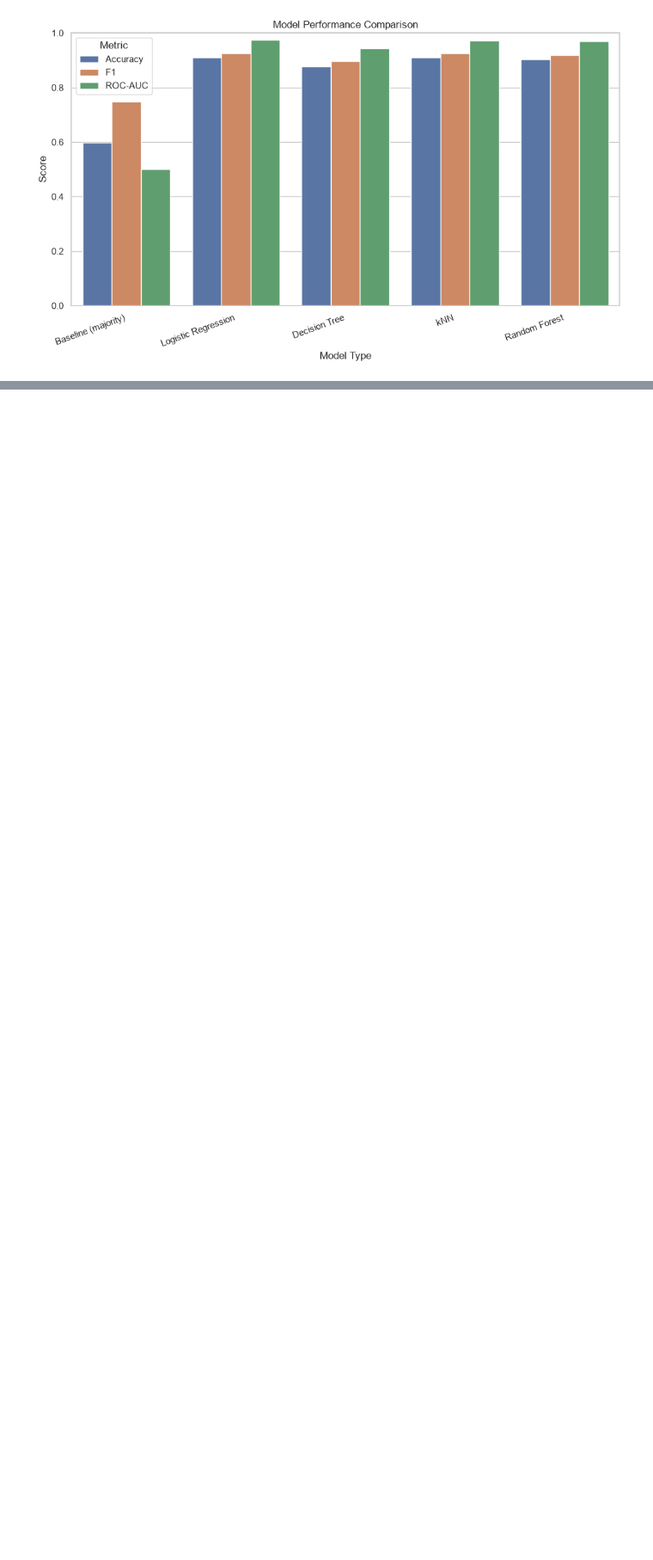
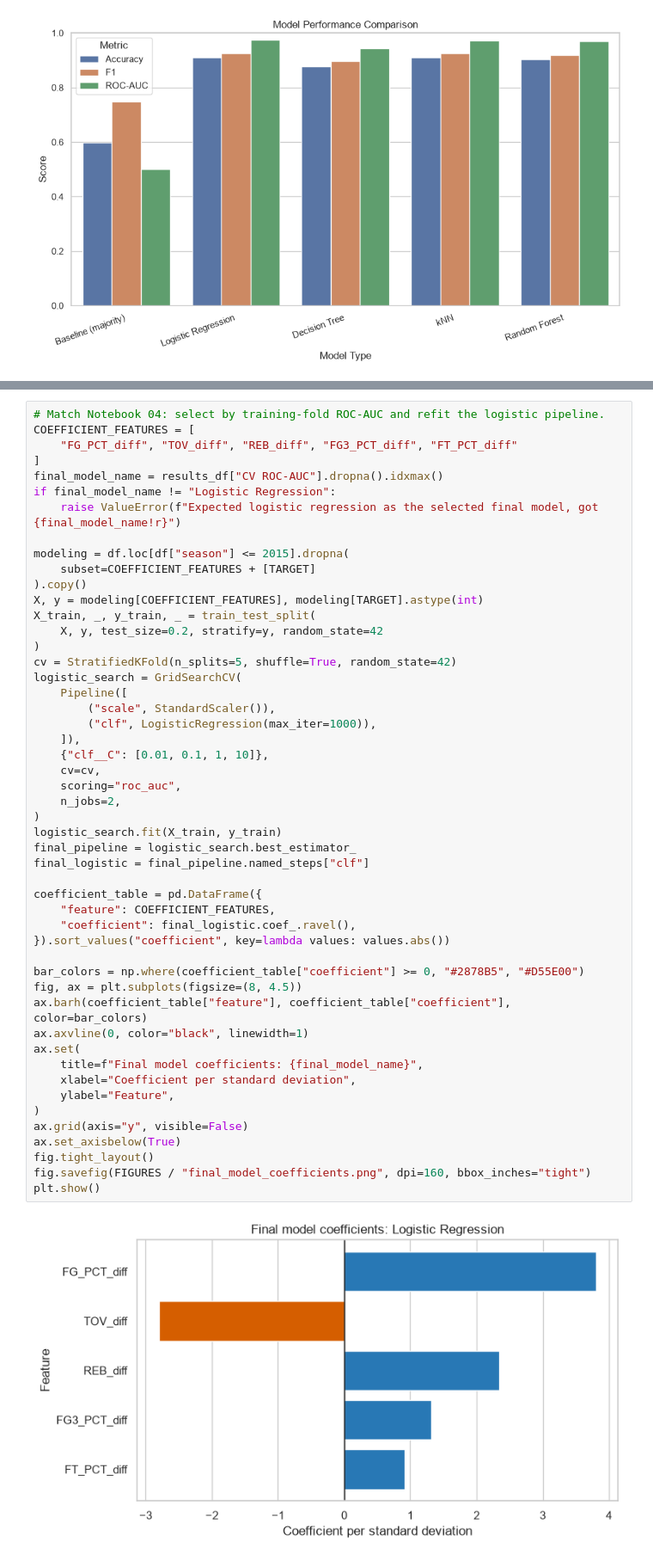
Before and after one commit to DannieciaGray/csc3780-nba-win-prediction, a Jupyter notebook: notebooks/05_report_visualizations.ipynb, the cells around one changed output, grey strips where cells are left out. Shown at 86% size. Drawn from its saved outputs; the diff is of its cells as text; blank space fills up the shorter version.

Commit message:
final_model_coefficients

```diff
--- a/notebooks/05_report_visualizations.ipynb
+++ b/notebooks/05_report_visualizations.ipynb
@@ -84,0 +93,52 @@ plt.show()
+# %%
+# Match Notebook 04: select by training-fold ROC-AUC and refit the logistic pipeline.
+COEFFICIENT_FEATURES = [
+    "FG_PCT_diff", "TOV_diff", "REB_diff", "FG3_PCT_diff", "FT_PCT_diff"
+]
+final_model_name = results_df["CV ROC-AUC"].dropna().idxmax()
+if final_model_name != "Logistic Regression":
+    raise ValueError(f"Expected logistic regression as the selected final model, got {final_model_name!r}")
+
+modeling = df.loc[df["season"] <= 2015].dropna(
+    subset=COEFFICIENT_FEATURES + [TARGET]
+).copy()
+X, y = modeling[COEFFICIENT_FEATURES], modeling[TARGET].astype(int)
+X_train, _, y_train, _ = train_test_split(
+    X, y, test_size=0.2, stratify=y, random_state=42
+)
+cv = StratifiedKFold(n_splits=5, shuffle=True, random_state=42)
+logistic_search = GridSearchCV(
+    Pipeline([
+        ("scale", StandardScaler()),
+        ("clf", LogisticRegression(max_iter=1000)),
+    ]),
+    {"clf__C": [0.01, 0.1, 1, 10]},
+    cv=cv,
+    scoring="roc_auc",
+    n_jobs=2,
+)
+logistic_search.fit(X_train, y_train)
+final_pipeline = logistic_search.best_estimator_
+final_logistic = final_pipeline.named_steps["clf"]
+
+coefficient_table = pd.DataFrame({
+    "feature": COEFFICIENT_FEATURES,
+    "coefficient": final_logistic.coef_.ravel(),
+}).sort_values("coefficient", key=lambda values: values.abs())
+
+bar_colors = np.where(coefficient_table["coefficient"] >= 0, "#2878B5", "#D55E00")
+fig, ax = plt.subplots(figsize=(8, 4.5))
+ax.barh(coefficient_table["feature"], coefficient_table["coefficient"], color=bar_colors)
+ax.axvline(0, color="black", linewidth=1)
+ax.set(
+    title=f"Final model coefficients: {final_model_name}",
+    xlabel="Coefficient per standard deviation",
+    ylabel="Feature",
+)
+ax.grid(axis="y", visible=False)
+ax.set_axisbelow(True)
+fig.tight_layout()
+fig.savefig(FIGURES / "final_model_coefficients.png", dpi=160, bbox_inches="tight")
+plt.show()
+# %% [output]
+[figure, added]
```
Also changed, not shown: parts of 2 cells of this notebook, 1 other file.
